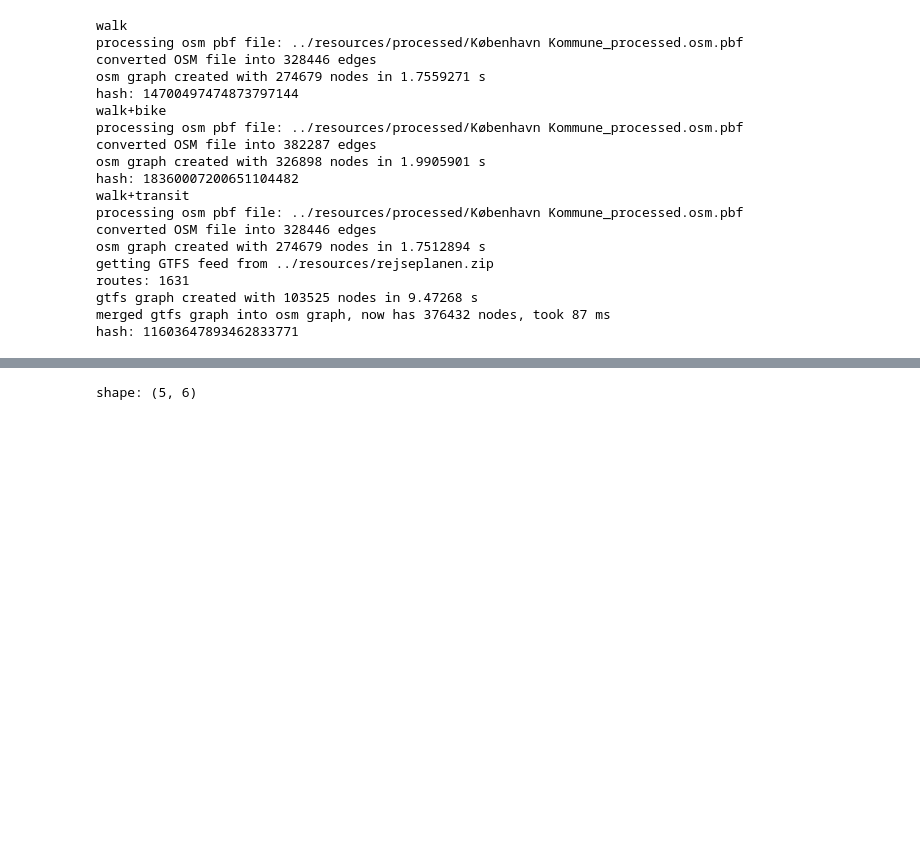
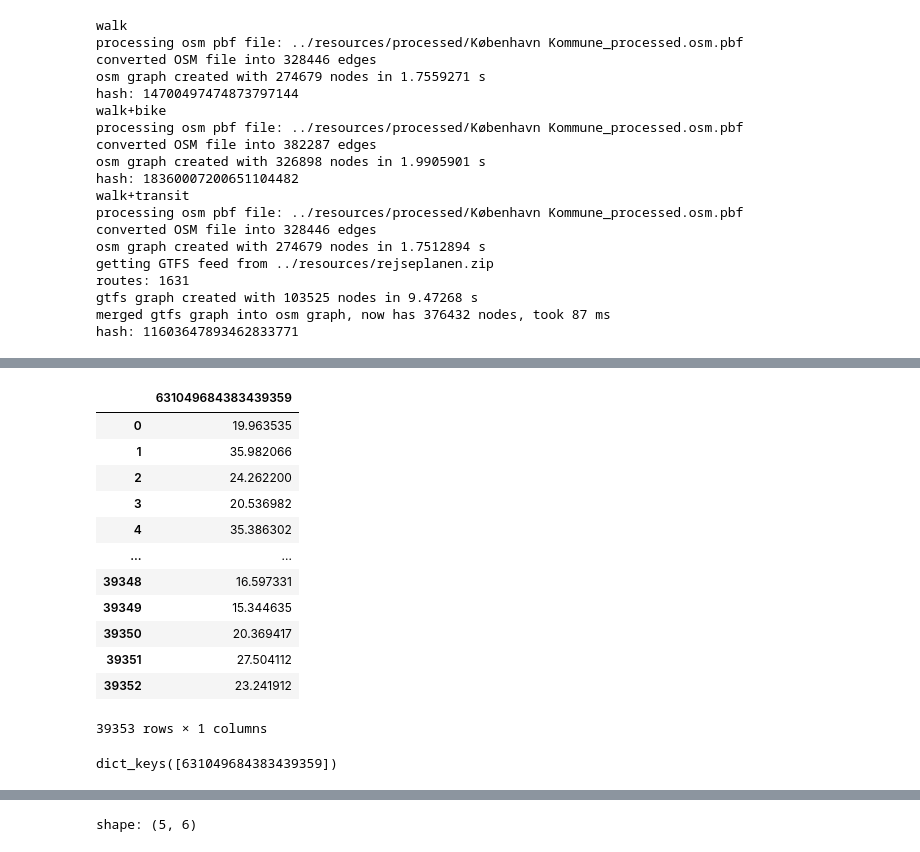
Before and after one commit to hextransit/n-minute-city, a Jupyter notebook: python/single_city_eval.ipynb, the cells around one changed output, grey strips where cells are left out. Drawn from its saved outputs; the diff is of its cells as text; code cells hidden in the pictures; blank space fills up the shorter version.

```diff
--- a/python/single_city_eval.ipynb
+++ b/python/single_city_eval.ipynb
@@ -55,9 +55,9 @@ def routing(category_set, origins, destinations, num_origins, graph):
 # city_name = "Denver, Colorado"
 
 # copehagen, dk
-osm_file = "../resources/processed/København Kommune_processed.osm.pbf"
-gtfs_files = ["../resources/rejseplanen.zip"]
-ghsl_file = "../resources/GHS_BUILT_C_MSZ_E2018_GLOBE_R2022A_54009_10_V1_0_R3_C19_Denmark.tif"
+osm_file = "../resources/osm/København Kommune_processed.osm.pbf"
+gtfs_files = ["../resources/rejseplanen_GTFS.zip"]
+ghsl_file = '../resources/GHS_BUILT_C_MSZ_E2018_GLOBE_R2022A_54009_10_V1_0_R3_C19_Denmark.tif'
 
 city_name = "København Kommune"
 # %%
@@ -146,3 +146,19 @@ routes: 1631
 gtfs graph created with 103525 nodes in 9.47268 s
 merged gtfs graph into osm graph, now has 376432 nodes, took 87 ms
 hash: 11603647893462833771
+# %%
+# From 1 point to all others
+
+# copehnagen hovedbanegard
+hbg = {'x': 55.674599, 'y': 12.564449}
+norreport = {'x': 55.683588, 'y': 12.571663}
+origin = hbg
+#convert point to h3
+origin_h3 = [h3.geo_to_h3(origin['x'], origin['y'], H3_RES)]
+
+results = {}
+
+city_bounds_h3, bbox, bbox_pois = city_boundaries_to_h3([city_name])
+origins_sample = origin_h3
+destinations = get_pois_h3(osm_file, essential_filter, H3_RES, category_set, osm_tag_mapping, [city_name])
+destinations = destinations['h3_index'].values
@@ -148,0 +167,13 @@ hash: 11603647893462833771
+# %%
+weight_options = {'bike_penalty': 1.0,
+                            'wait_time_multiplier': 1,
+                            'walk_speed': 1.4,
+                            'bike_speed': 4.5}
+
+for g_type in ['all', 'walk+transit']:
+        print(g_type)
+        # build the graph
+        graph = PyH3Graph(weight_options=weight_options, k_ring=5, layers=g_type)
+        graph.create(osm_path=osm_file,gtfs_paths=gtfs_files)
+        # do routing
+        ds = graph.matrix_distance(origins=destinations, destinations=origins_sample, dynamic_infinity=False)
@@ -148,0 +191,16 @@ hash: 11603647893462833771
+# %%
+pd.DataFrame(ds)
+# %% [output]
+|  | 631049684383439359 |
+| 0 | 19.963535 |
+| 1 | 35.982066 |
+| 2 | 24.262200 |
+| 3 | 20.536982 |
+| 4 | 35.386302 |
+| ... | ... |
+| 39348 | 16.597331 |
+| 39349 | 15.344635 |
+| 39350 | 20.369417 |
+| 39351 | 27.504112 |
+| 39352 | 23.241912 |
+39353 rows × 1 columns
@@ -149,3 +222,7 @@ hash: 11603647893462833771
+# %%
+ds.keys()
+# %% [output]
+dict_keys([631049684383439359])
 # %%
 import polars as pl
 from lets_plot import *
```
Also changed, not shown: parts of 3 cells of this notebook, 1 other file.
